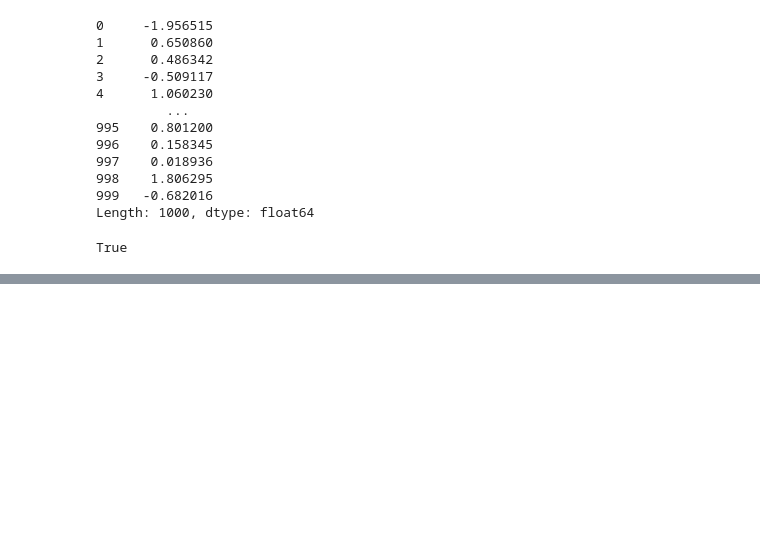
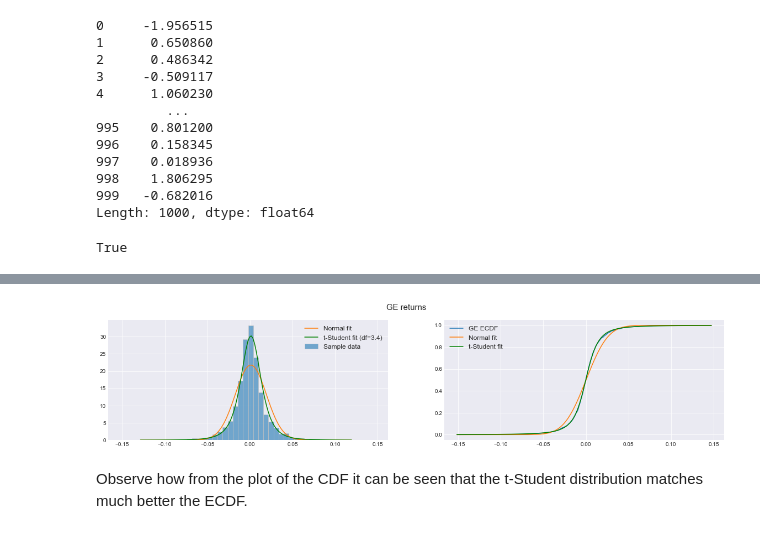
Before and after one commit to z4ir3/quant-library, a Jupyter notebook: tutorial-quant-library.ipynb, the cells around one changed output, grey strips where cells are left out. Cells and saved outputs as stored; diff of their text form; code cells hidden in the pictures; blank space fills up the shorter version.

```diff
--- a/tutorial-quant-library.ipynb
+++ b/tutorial-quant-library.ipynb
@@ -860,0 +915,29 @@ True
+# %%
+ECDF = ql.empirical_cdf(rr)
+ncdf = ql.hypothetical_cdf(rr, dtype="n")
+tcdf = ql.hypothetical_cdf(rr, dtype="t")
+# %%
+# Plot
+fig, ax = plt.subplots(1,2,figsize=(20,4))
+ax = ax.flatten()
+fig.suptitle(f"{stock} returns", fontsize=15)
+
+n = 0
+rr.hist(ax=ax[n], grid=True, density=True, bins=50, edgecolor=(0.77,0.77,0.77), alpha=0.6, label="Sample data", color="tab:blue")
+ax[n].plot(ndist["x"], ndist["pdf"], label="Normal fit", color="tab:orange")
+ax[n].plot(tdist["x"], tdist["pdf"], label=f"t-Student fit (df={tdist['df']:.1f})", color="green")
+ax[n].set_xlabel("",fontsize=18)
+ax[n].legend(fontsize=12)
+
+n = 1
+ECDF.plot(ax=ax[n], grid=True, label=f"{stock} ECDF", color="tab:blue")
+ncdf.plot(ax=ax[n], grid=True, label=f"Normal fit", color="tab:orange")
+tcdf.plot(ax=ax[n], grid=True, label=f"t-Student fit", color="green")
+ax[n].set_xlabel("",fontsize=18)
+ax[n].legend(fontsize=12)
+
+plt.show()
+# %% [output]
+[figure, added]
+# %% [markdown]
+Observe how from the plot of the CDF it can be seen that the t-Student distribution matches much better the ECDF.
```
Also changed, not shown: parts of 11 cells of this notebook.
